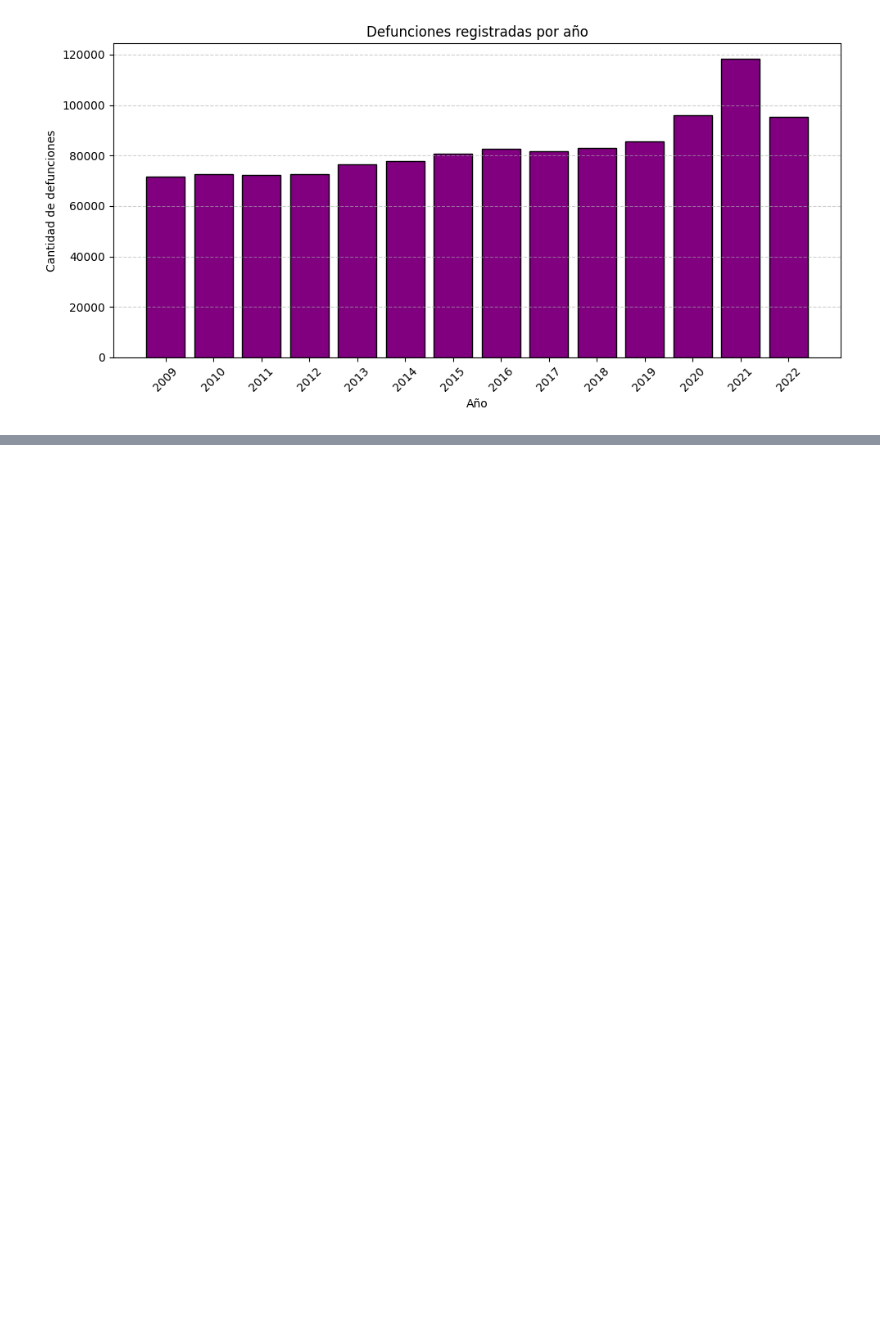
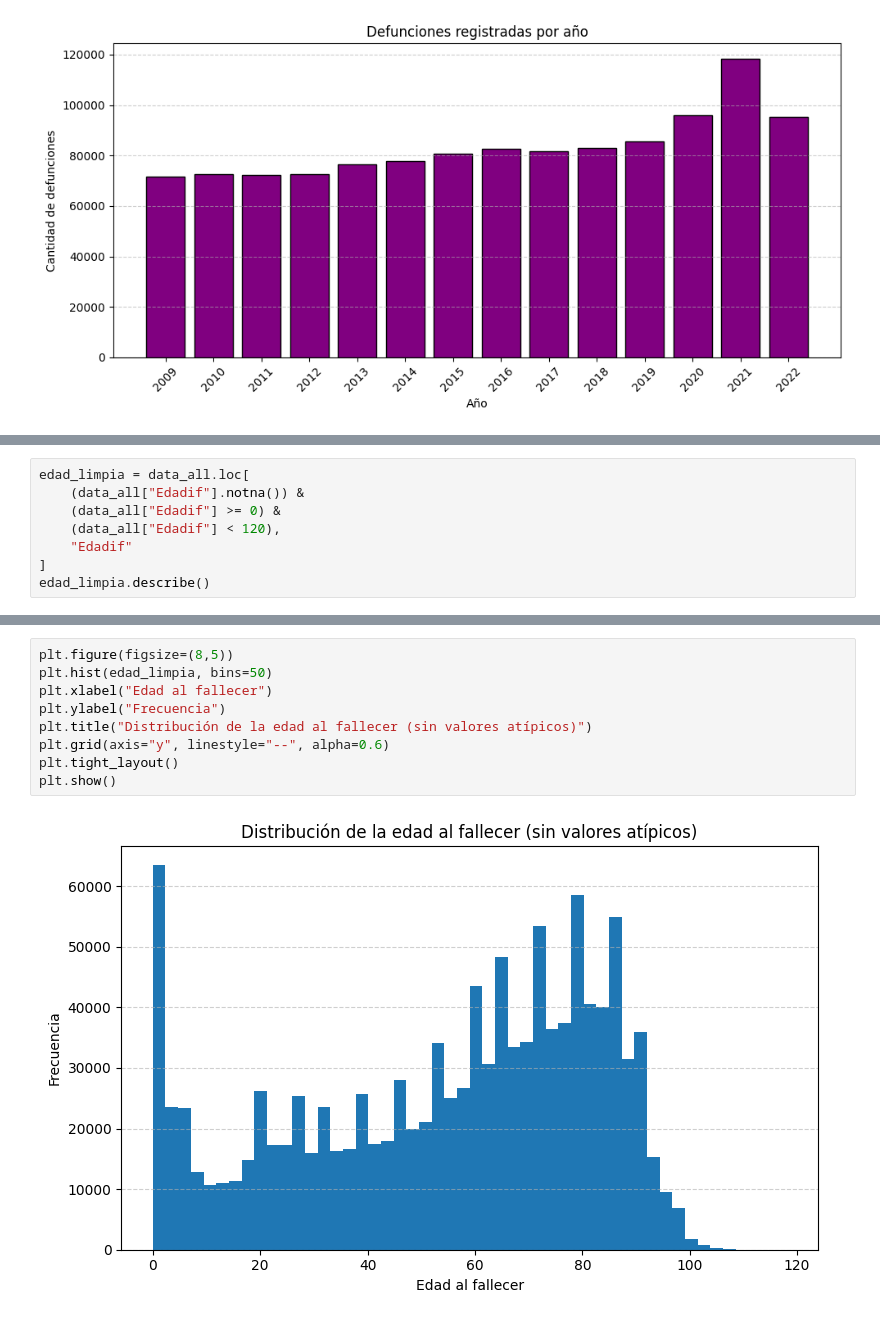
Before and after one commit to agabrielMej/Proyecto-MD-Grupo-2, a Jupyter notebook: notebooks/01_exploracion.ipynb, the cells around one changed output, grey strips where cells are left out. Drawn from its saved outputs; the diff is of its cells as text; blank space fills up the shorter version.

Commit message:
se agregan graficos de las variables que se usaron para ver distintos valores conforme la defuncion

```diff
--- a/notebooks/01_exploracion.ipynb
+++ b/notebooks/01_exploracion.ipynb
@@ -172,0 +175,8 @@ plt.show()
+# %%
+edad_limpia = data_all.loc[
+    (data_all["Edadif"].notna()) &
+    (data_all["Edadif"] >= 0) &
+    (data_all["Edadif"] < 120),
+    "Edadif"
+]
+edad_limpia.describe()
@@ -172,0 +193,11 @@ plt.show()
+# %%
+plt.figure(figsize=(8,5))
+plt.hist(edad_limpia, bins=50)
+plt.xlabel("Edad al fallecer")
+plt.ylabel("Frecuencia")
+plt.title("Distribución de la edad al fallecer (sin valores atípicos)")
+plt.grid(axis="y", linestyle="--", alpha=0.6)
+plt.tight_layout()
+plt.show()
+# %% [output]
+[figure, added]
```
Also changed, not shown: parts of 18 cells of this notebook.
